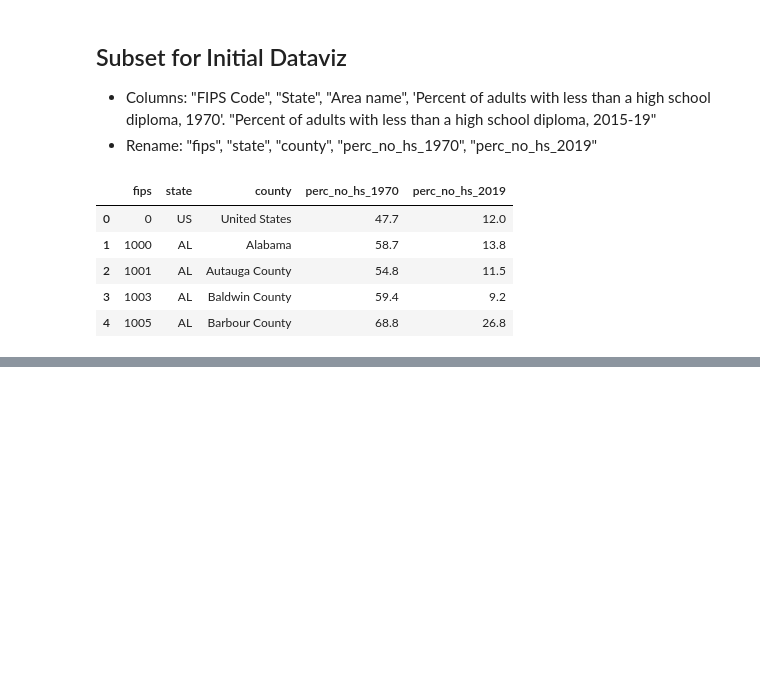
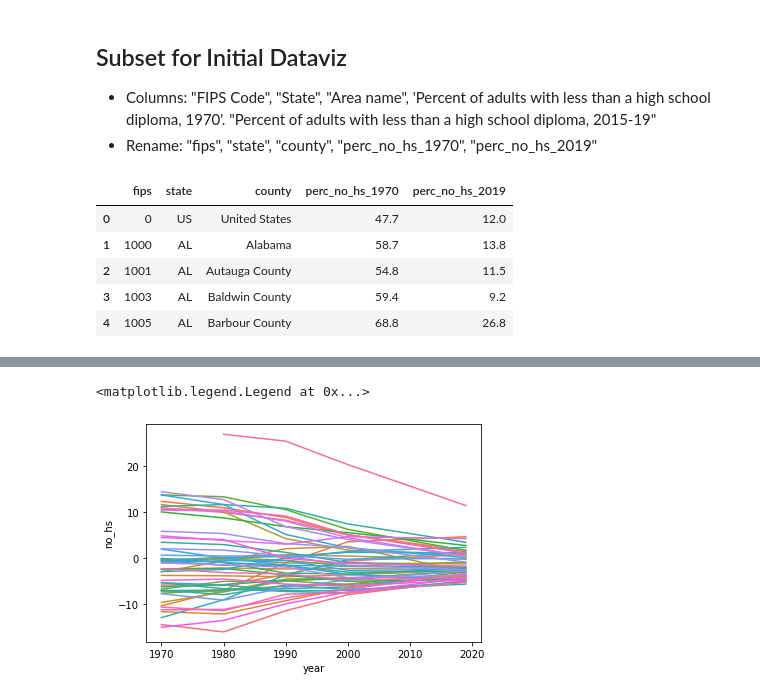
Before and after one commit to mrmauer/mrmauer.github.io, a Jupyter notebook: education-maps/prep/county_education_analysis_prep.ipynb, the cells around one changed output, grey strips where cells are left out. Drawn from its saved outputs; the diff is of its cells as text; code cells hidden in the pictures; blank space fills up the shorter version.

```diff
--- a/education-maps/prep/county_education_analysis_prep.ipynb
+++ b/education-maps/prep/county_education_analysis_prep.ipynb
@@ -120,0 +288,14 @@ subset.to_csv('data/perc_no_hs_2019.csv', index=False)
+# %%
+# melt down states data to friendly shape
+
+# first for data on lacking high school ed
+states_no_hs = states.melt(
+    id_vars = ['fips', 'state'],
+    value_vars = ['no_hs_1970', 'no_hs_1980', 'no_hs_1990', 'no_hs_2000', 'no_hs_2019'],
+    var_name = 'year',
+    value_name = 'no_hs'
+)
+
+states_no_hs['year'] = states_no_hs.year.map(lambda x: int(x[-4:]))
+
+states_no_hs.head()
@@ -120,0 +309,12 @@ subset.to_csv('data/perc_no_hs_2019.csv', index=False)
+# %%
+# then for college grad
+states_col = states.melt(
+    id_vars = ['fips', 'state'],
+    value_vars = ['col_1970', 'col_1980', 'col_1990', 'col_2000', 'col_2019'],
+    var_name = 'year',
+    value_name = 'col'
+)
+
+states_col['year'] = states_col.year.map(lambda x: int(x[-4:]))
+
+states_col.head()
@@ -120,0 +328,9 @@ subset.to_csv('data/perc_no_hs_2019.csv', index=False)
+# %%
+# join the melted state-level data
+states_long = states_no_hs.merge(
+    states_col,
+    on = ['fips','state','year'],
+    how = 'outer'
+)
+print(states_long.shape)
+states_long.head(5)
@@ -120,0 +345,12 @@ subset.to_csv('data/perc_no_hs_2019.csv', index=False)
+# %%
+sns.lineplot(
+    data=states_long,
+    x='year',
+    y='no_hs',
+    hue='state'
+)
+
+plt.legend([],[], frameon=False)
+# %% [output]
+<matplotlib.legend.Legend at 0x...>
+[figure, added]
```
Also changed, not shown: parts of 27 cells of this notebook, 2 other files.
